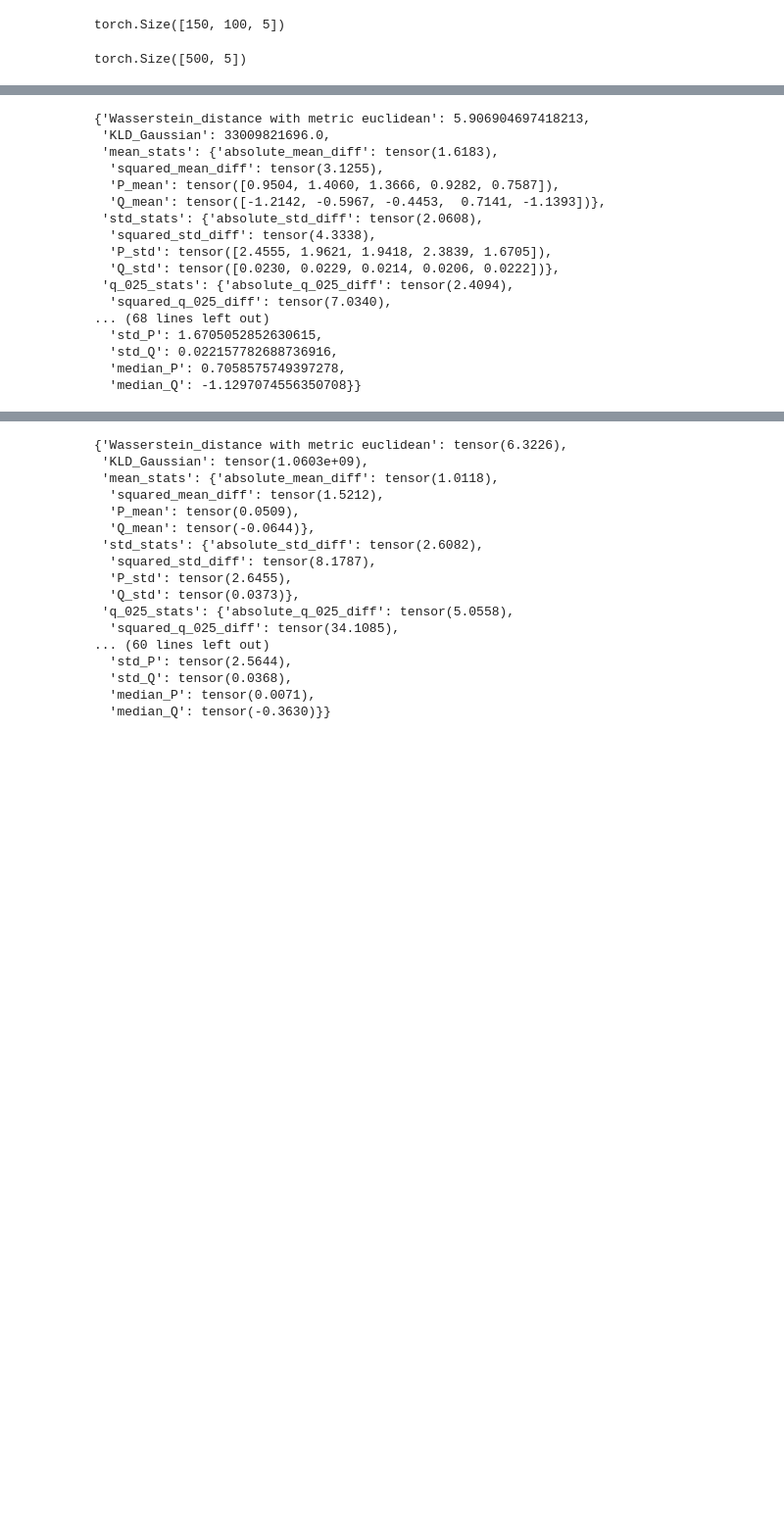
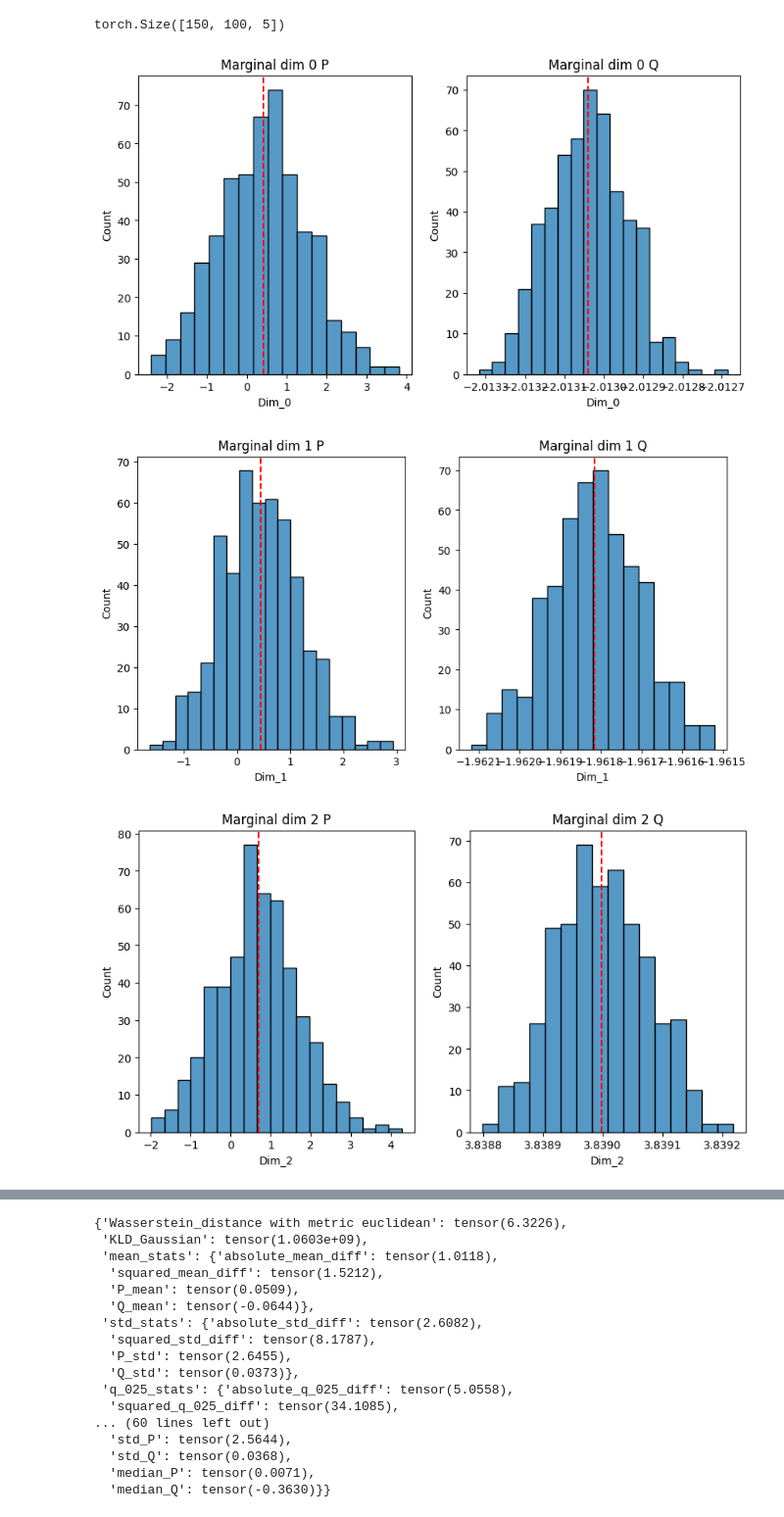
Before and after one commit to ArikReuter/ICL_for_Full_Bayesian_Inference, a Jupyter notebook: Training/Test_Trainer.ipynb, the cells around one changed output, grey strips where cells are left out. Shown at 98% size. Saved outputs shown, nothing was run; the diff lists cells and outputs as text; code cells hidden in the pictures; blank space fills up the shorter version.

```diff
--- a/Training/Test_Trainer.ipynb
+++ b/Training/Test_Trainer.ipynb
@@ -362,7 +257,7 @@ sample_plot_2d(X_s, X_t)
 # %%
 from PFNExperiments.LinearRegression.Evaluation.CompareModels import ModelComparison
 # %%
-hmc_sampler = Hamiltionian_MC(pprogram = pprogram1, n_warmup=10, n_samples=20)
+hmc_sampler = Hamiltionian_MC(pprogram = pprogram1, n_warmup=500, n_samples=500, kernel_kwargs = {"step_size": 1e-3, "adapt_step_size": True})
 # %%
 comparison_model = ModelComparison(
     modelposterior=full_model,
@@ -374,9 +269,9 @@ test_batch = next(iter(test_loader))
 test_batch["x"].shape
 # %% [output]
 torch.Size([150, 100, 5])
-# %%
-comparison_model.get_samples_modelposterior(test_batch["x"][0], test_batch["y"][0]).shape
-# %% [output]
-torch.Size([500, 5])
 # %%
-r = comparison_model.get_samples_comparison_model(test_batch["x"][0], test_batch["y"][0])
+r = comparison_model.compare_sample_metrics_batch(test_batch["x"][:1], test_batch["y"][:1])
+# %% [output]
+[figure, added]
+[figure, added]
+[figure, added]
@@ -383,20 +281,0 @@ r = comparison_model.get_samples_comparison_model(test_batch["x"][0], test_batch
-# %%
-comparison_model.compare_samples_metrics(test_batch["x"][0], test_batch["y"][0])
-# %% [output]
-{'Wasserstein_distance with metric euclidean': 5.906904697418213,
- 'KLD_Gaussian': 33009821696.0,
- 'mean_stats': {'absolute_mean_diff': tensor(1.6183),
-  'squared_mean_diff': tensor(3.1255),
-  'P_mean': tensor([0.9504, 1.4060, 1.3666, 0.9282, 0.7587]),
-  'Q_mean': tensor([-1.2142, -0.5967, -0.4453,  0.7141, -1.1393])},
- 'std_stats': {'absolute_std_diff': tensor(2.0608),
-  'squared_std_diff': tensor(4.3338),
-  'P_std': tensor([2.4555, 1.9621, 1.9418, 2.3839, 1.6705]),
-  'Q_std': tensor([0.0230, 0.0229, 0.0214, 0.0206, 0.0222])},
- 'q_025_stats': {'absolute_q_025_diff': tensor(2.4094),
-  'squared_q_025_diff': tensor(7.0340),
-... (68 lines left out)
-  'std_P': 1.6705052852630615,
-  'std_Q': 0.022157782688736916,
-  'median_P': 0.7058575749397278,
-  'median_Q': -1.1297074556350708}}
```
Also changed, not shown: parts of 39 cells of this notebook, 2 other files.
